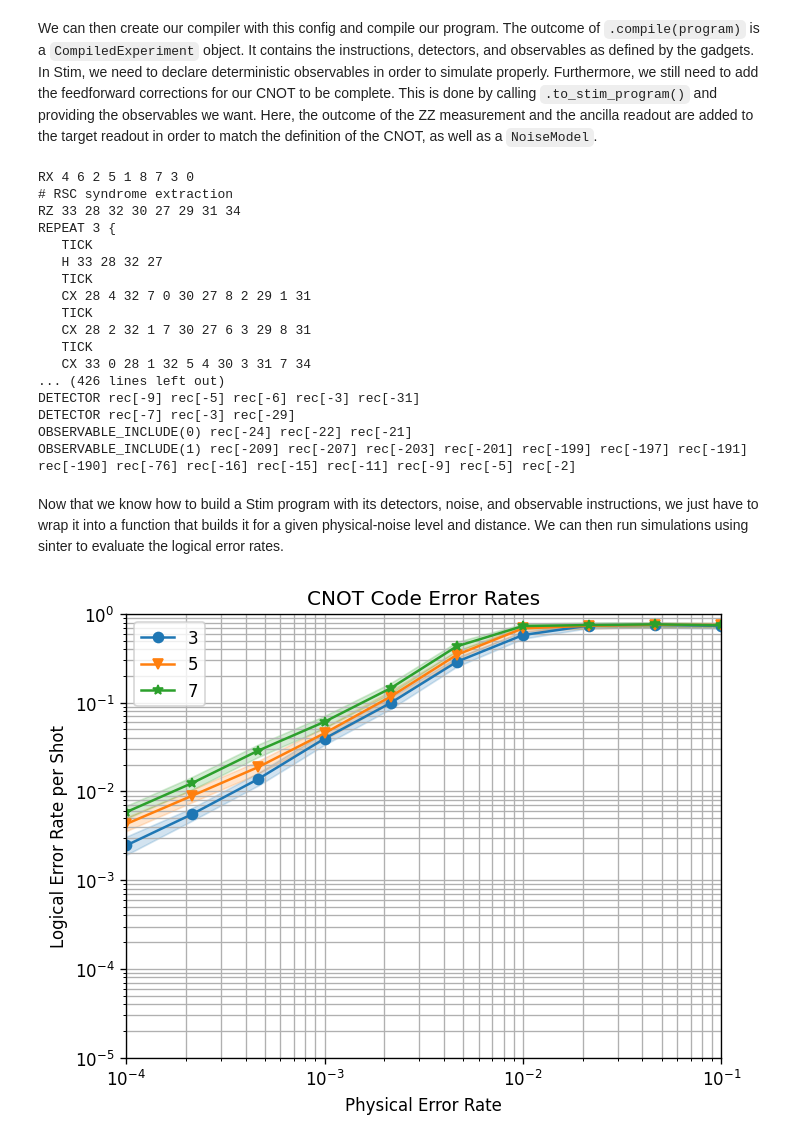
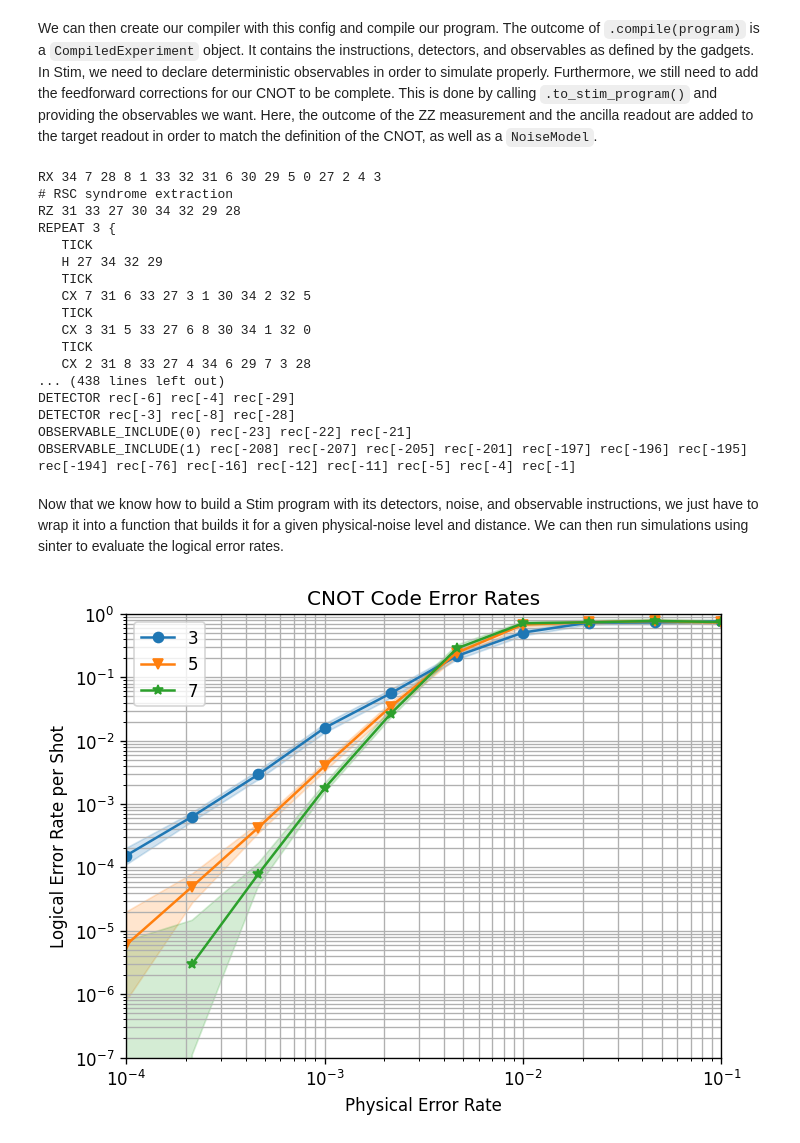
Before and after one commit to LennyDZ/EPIC-QEC, a Jupyter notebook: docs/getting_started.ipynb, the cells around one changed output. Drawn from its saved outputs; the diff is of its cells as text; code cells hidden in the pictures.

```diff
--- a/docs/getting_started.ipynb
+++ b/docs/getting_started.ipynb
@@ -92,14 +92,11 @@ config = {
         "epic.core.qec_primitives.interfaces.ExtractSyndrome": "epic.modules.qec_primitives.RSCSyndromeExtraction",
     },
     "objective_distance": 3,
-    "physical_qubits_limit": -1,
 }
 # %% [markdown]
 We can then create our compiler with this config and compile our program. The outcome of `.compile(program)` is a `CompiledExperiment` object. It contains the instructions, detectors, and observables as defined by the gadgets. In Stim, we need to declare deterministic observables in order to simulate properly. Furthermore, we still need to add the feedforward corrections for our CNOT to be complete. This is done by calling `.to_stim_program()` and providing the observables we want. Here, the outcome of the ZZ measurement and the ancilla readout are added to the target readout in order to match the definition of the CNOT, as well as a `NoiseModel`.
 # %%
 from pathlib import Path
-
-import stim
 
 from epic import QECCompiler, StimLikeNoiseModel
 
@@ -108,7 +105,7 @@ compiler = QECCompiler(config)
 # compiled_program = compiler.compile(program, visual_output_path=Path("visualizations/getting_started/comp_vis.pdf"))
 compiled_program = compiler.compile(program)
 
-noise = 0.1
+noise = 0
 noise_model = StimLikeNoiseModel.from_stim_like_probabilities(
     after_clifford_depolarization=noise,
     after_reset_flip_probability=noise,
@@ -121,23 +118,23 @@ stim_program = compiled_program.to_stim_program(stim_observables)
 
 print(stim_program)
 # %% [output]
-RX 4 6 2 5 1 8 7 3 0
+RX 34 7 28 8 1 33 32 31 6 30 29 5 0 27 2 4 3
 # RSC syndrome extraction
-RZ 33 28 32 30 27 29 31 34
+RZ 31 33 27 30 34 32 29 28
 REPEAT 3 {
    TICK
-   H 33 28 32 27
+   H 27 34 32 29
    TICK
-   CX 28 4 32 7 0 30 27 8 2 29 1 31
+   CX 7 31 6 33 27 3 1 30 34 2 32 5
    TICK
-   CX 28 2 32 1 7 30 27 6 3 29 8 31
+   CX 3 31 5 33 27 6 8 30 34 1 32 0
    TICK
-   CX 33 0 28 1 32 5 4 30 3 31 7 34
-... (426 lines left out)
-DETECTOR rec[-9] rec[-5] rec[-6] rec[-3] rec[-31]
-DETECTOR rec[-7] rec[-3] rec[-29]
-OBSERVABLE_INCLUDE(0) rec[-24] rec[-22] rec[-21]
-OBSERVABLE_INCLUDE(1) rec[-209] rec[-207] rec[-203] rec[-201] rec[-199] rec[-197] rec[-191] rec[-190] rec[-76] rec[-16] rec[-15] rec[-11] rec[-9] rec[-5] rec[-2]
+   CX 2 31 8 33 27 4 34 6 29 7 3 28
+... (438 lines left out)
+DETECTOR rec[-6] rec[-4] rec[-29]
+DETECTOR rec[-3] rec[-8] rec[-28]
+OBSERVABLE_INCLUDE(0) rec[-23] rec[-22] rec[-21]
+OBSERVABLE_INCLUDE(1) rec[-208] rec[-207] rec[-205] rec[-201] rec[-197] rec[-196] rec[-195] rec[-194] rec[-76] rec[-16] rec[-12] rec[-11] rec[-5] rec[-4] rec[-1]
 # %% [markdown]
 Now that we know how to build a Stim program with its detectors, noise, and observable instructions, we just have to wrap it into a function that builds it for a given physical-noise level and distance. We can then run simulations using sinter to evaluate the logical error rates.
 # %%
@@ -212,33 +207,33 @@ tasks = [
         circuit=cnot_rsc_circuit(distance=d, physical_noise=noise),
         json_metadata={"d": d, "p": noise},
     )
     for d in [3, 5, 7]
     for noise in list(np.logspace(-4, -1, 10))
 ]
 
 collected_stats: List[sinter.TaskStats] = sinter.collect(
     num_workers=4,
     tasks=tasks,
     decoders=["pymatching"],
-    max_shots=100_000,
+    max_shots=1_000_000,
     max_errors=500,
 )
 fig, ax = plt.subplots(1, 1)
 sinter.plot_error_rate(
     ax=ax,
     stats=collected_stats,
     x_func=lambda stats: stats.json_metadata["p"],
     group_func=lambda stats: stats.json_metadata["d"],
 )
-ax.set_ylim(1e-5, 1e-0)
+ax.set_ylim(1e-7, 1e-0)
 ax.set_xlim(1e-4, 1e-1)
 ax.loglog()
 ax.set_title("CNOT Code Error Rates")
 ax.set_xlabel("Physical Error Rate")
 ax.set_ylabel("Logical Error Rate per Shot")
 ax.grid(which="major")
 ax.grid(which="minor")
 ax.legend()
 fig.set_dpi(120)
 # %% [output]
-[figure, old version]
+[figure, new version]
```
Also changed, not shown: parts of 1 cell of this notebook.
